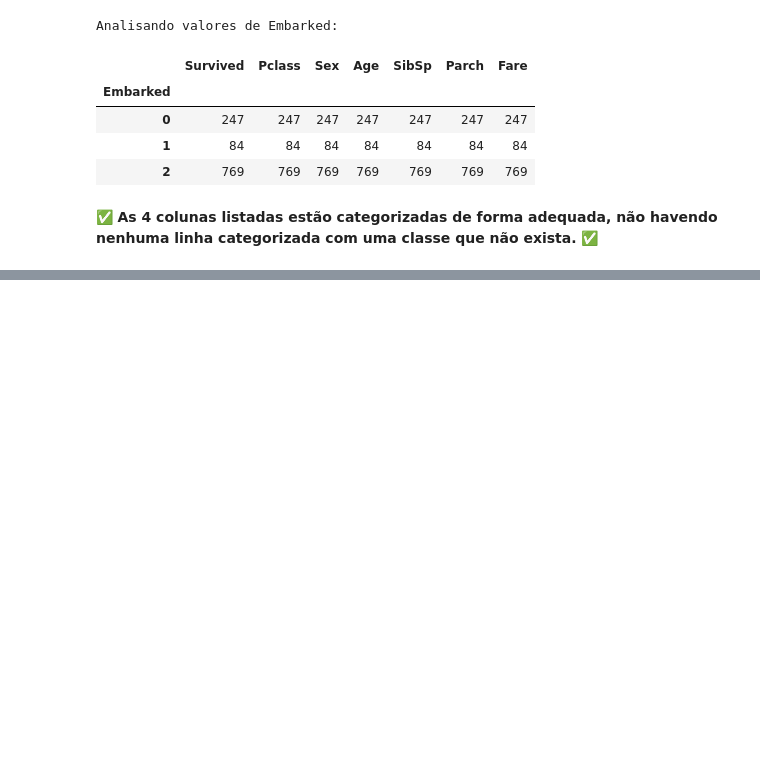
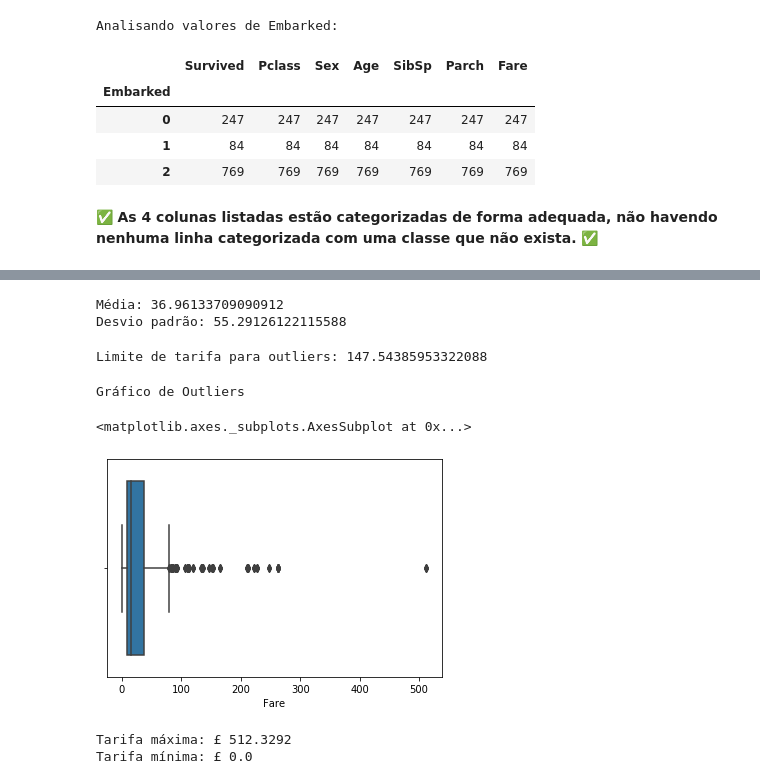
Before and after one commit to BarrosLucas/IA-Test, a Jupyter notebook: Question1.ipynb, the cells around one changed output, grey strips where cells are left out. Drawn from its saved outputs; the diff is of its cells as text; code cells hidden in the pictures; blank space fills up the shorter version.

```diff
--- a/Question1.ipynb
+++ b/Question1.ipynb
@@ -254,0 +297,28 @@ Analisando valores de Embarked:
+# %%
+mean  = np.mean(dfTotal['Fare'], axis=0)
+sd    = np.std(dfTotal['Fare'], axis=0)
+
+print("Média:",mean)
+print("Desvio padrão:",sd)
+# %% [output]
+Média: 36.96133709090912
+Desvio padrão: 55.29126122115588
+# %%
+limitMax = mean + 2*sd
+
+print("Limite de tarifa para outliers:",limitMax)
+# %% [output]
+Limite de tarifa para outliers: 147.54385953322088
+# %%
+print("Gráfico de Outliers")
+sns.boxplot(x=dfTotal['Fare'])
+# %% [output]
+Gráfico de Outliers
+<matplotlib.axes._subplots.AxesSubplot at 0x...>
+[figure, added]
+# %%
+print("Tarifa máxima: £",max(dfTotal['Fare']))
+print("Tarifa mínima: £",min(dfTotal['Fare']))
+# %% [output]
+Tarifa máxima: £ 512.3292
+Tarifa mínima: £ 0.0
```
Also changed, not shown: parts of 23 cells of this notebook.
